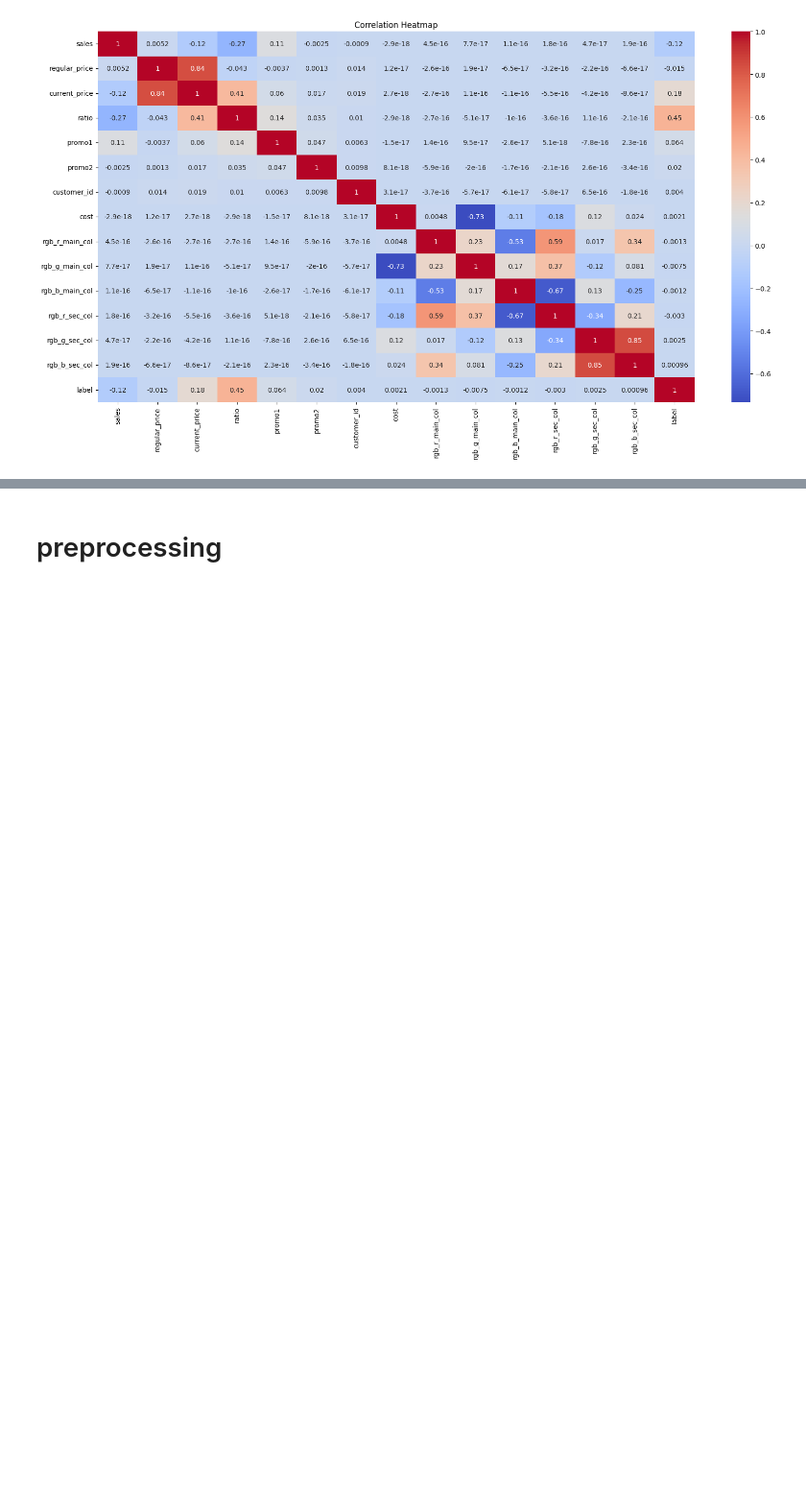
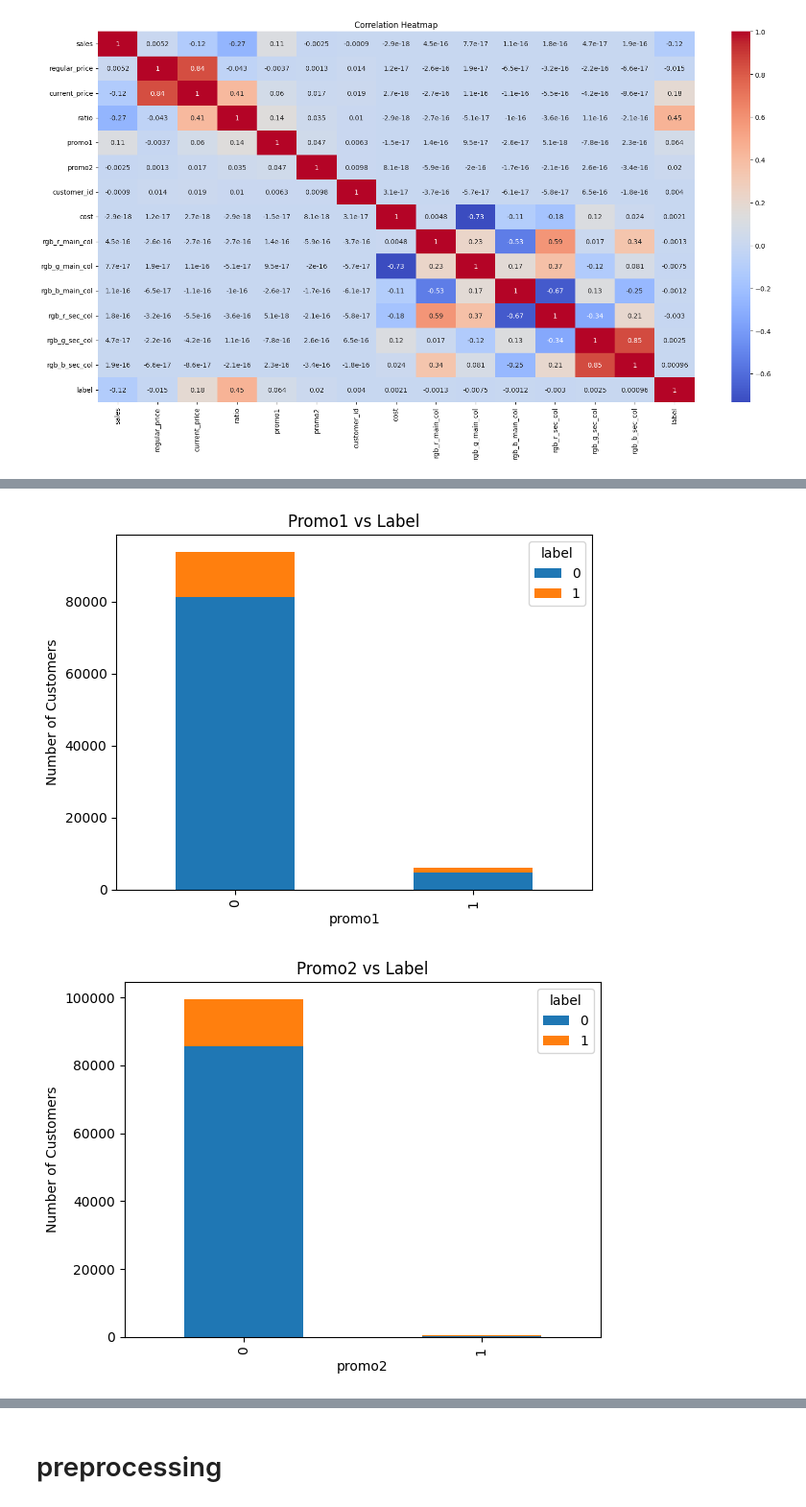
Before and after one commit to youssefelzahar/Marketing_campaign_ML_model, a Jupyter notebook: model.ipynb, the cells around one changed output, grey strips where cells are left out. Shown at 96% size. Drawn from its saved outputs; the diff is of its cells as text; code cells hidden in the pictures; blank space fills up the shorter version.

```diff
--- a/model.ipynb
+++ b/model.ipynb
@@ -128,0 +135,16 @@ plt.show()
+# %%
+
+promo_df = data.groupby(['promo1', 'label']).size().unstack().fillna(0)
+promo_df.plot(kind='bar', stacked=True)
+plt.title('Promo1 vs Label')
+plt.ylabel('Number of Customers')
+plt.show()
+
+promo_df2 = data.groupby(['promo2', 'label']).size().unstack().fillna(0)
+promo_df2.plot(kind='bar', stacked=True)
+plt.title('Promo2 vs Label')
+plt.ylabel('Number of Customers')
+plt.show()
+# %% [output]
+[figure, added]
+[figure, added]
```
Also changed, not shown: parts of 8 cells of this notebook.
